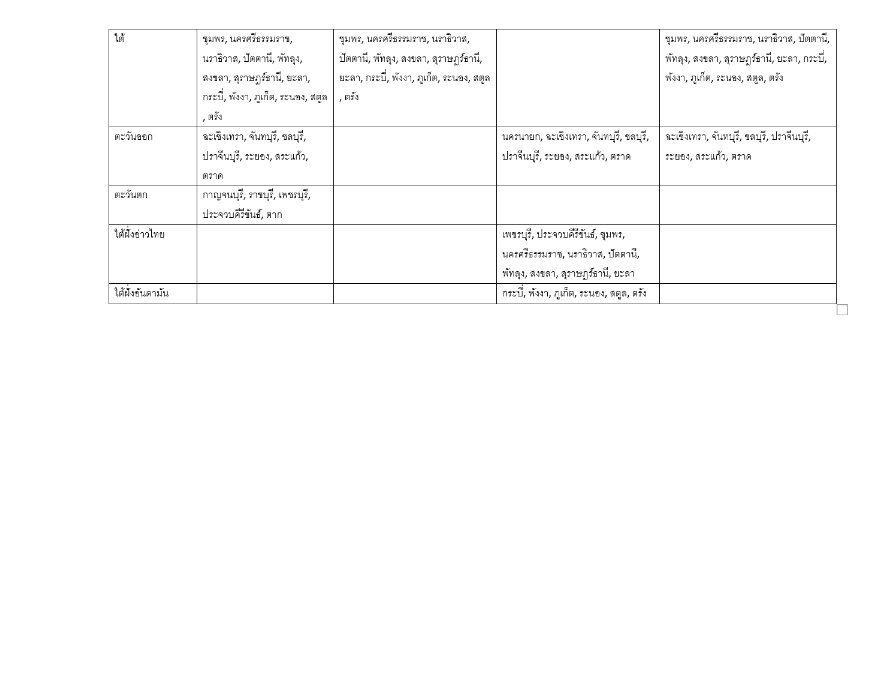
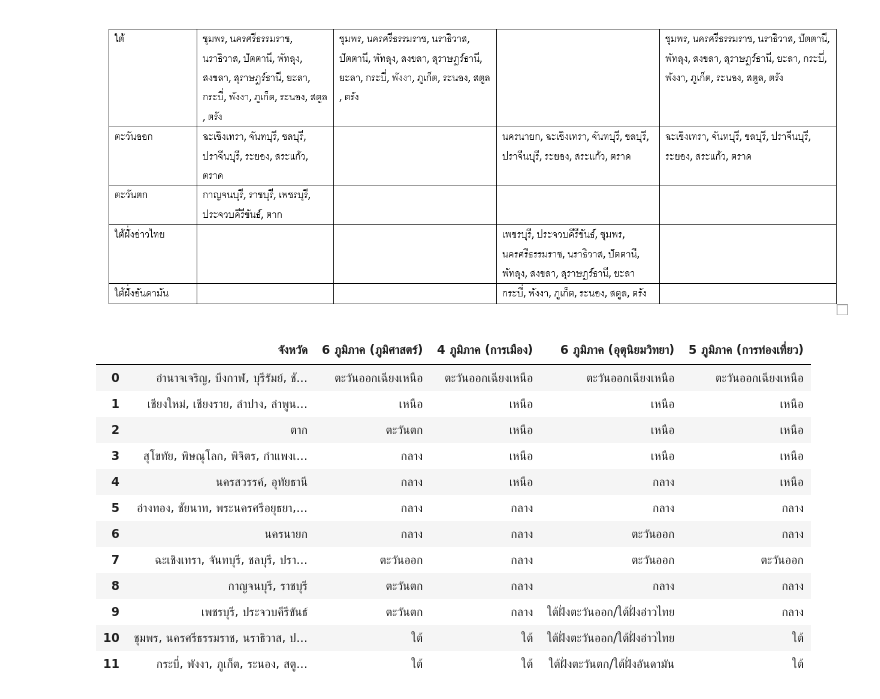
Before and after one commit to suphalaksana/data_viz_2022, a Jupyter notebook: Pandas102.ipynb, the cells around one changed output. Saved outputs shown, nothing was run; the diff lists cells and outputs as text; code cells hidden in the pictures; blank space fills up the shorter version.

```diff
--- a/Pandas102.ipynb
+++ b/Pandas102.ipynb
@@ -376,5 +376,3 @@ data_item = [['account',['Jones LLC','Alpha Co','Blue Inc']],
 ![image.png](embedded-picture-1)
 # %% [markdown]
 ![image.png](embedded-picture-1)
-# %%
-province_data =
@@ -380,0 +383,19 @@ province_data =
+# %%
+header = ['จังหวัด','6 ภูมิภาค (ภูมิศาสตร์)','4 ภูมิภาค (การเมือง)','6 ภูมิภาค (อุตุนิยมวิทยา)','5 ภูมิภาค (การท่องเที่ยว)']
+# %%
+df_province = pd.DataFrame.from_records(province_data,columns=header)
+df_province
+# %% [output]
+|  | จังหวัด | 6 ภูมิภาค (ภูมิศาสตร์) | 4 ภูมิภาค (การเมือง) | 6 ภูมิภาค (อุตุนิยมวิทยา) | 5 ภูมิภาค (การท่องเที่ยว) |
+| 0 | อำนาจเจริญ, บึงกาฬ, บุรีรัมย์, ชั... | ตะวันออกเฉียงเหนือ | ตะวันออกเฉียงเหนือ | ตะวันออกเฉียงเหนือ | ตะวันออกเฉียงเหนือ |
+| 1 | เชียงใหม่, เชียงราย, ลำปาง, ลำพูน... | เหนือ | เหนือ | เหนือ | เหนือ |
+| 2 | ตาก | ตะวันตก | เหนือ | เหนือ | เหนือ |
+| 3 | สุโขทัย, พิษณุโลก, พิจิตร, กำแพงเ... | กลาง | เหนือ | เหนือ | เหนือ |
+| 4 | นครสวรรค์, อุทัยธานี | กลาง | เหนือ | กลาง | เหนือ |
+| 5 | อ่างทอง, ชัยนาท, พระนครศรีอยุธยา,... | กลาง | กลาง | กลาง | กลาง |
+| 6 | นครนายก | กลาง | กลาง | ตะวันออก | กลาง |
+| 7 | ฉะเชิงเทรา, จันทบุรี, ชลบุรี, ปรา... | ตะวันออก | กลาง | ตะวันออก | ตะวันออก |
+| 8 | กาญจนบุรี, ราชบุรี | ตะวันตก | กลาง | กลาง | กลาง |
+| 9 | เพชรบุรี, ประจวบคีรีขันธ์ | ตะวันตก | กลาง | ใต้ฝั่งตะวันออก/ใต้ฝั่งอ่าวไทย | กลาง |
+| 10 | ชุมพร, นครศรีธรรมราช, นราธิวาส, ป... | ใต้ | ใต้ | ใต้ฝั่งตะวันออก/ใต้ฝั่งอ่าวไทย | ใต้ |
+| 11 | กระบี่, พังงา, ภูเก็ต, ระนอง, สตู... | ใต้ | ใต้ | ใต้ฝั่งตะวันตก/ใต้ฝั่งอันดามัน | ใต้ |
```
Also changed, not shown: parts of 2 cells of this notebook.
